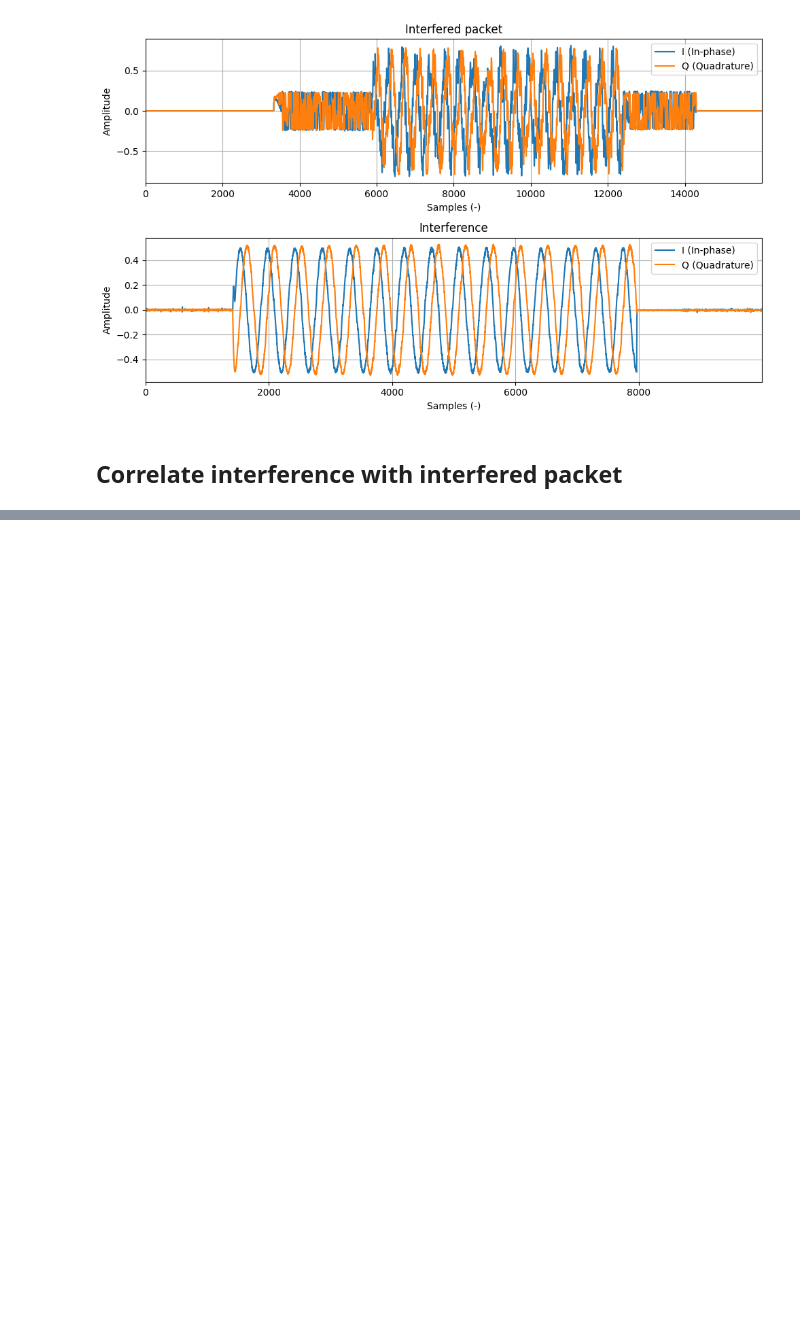
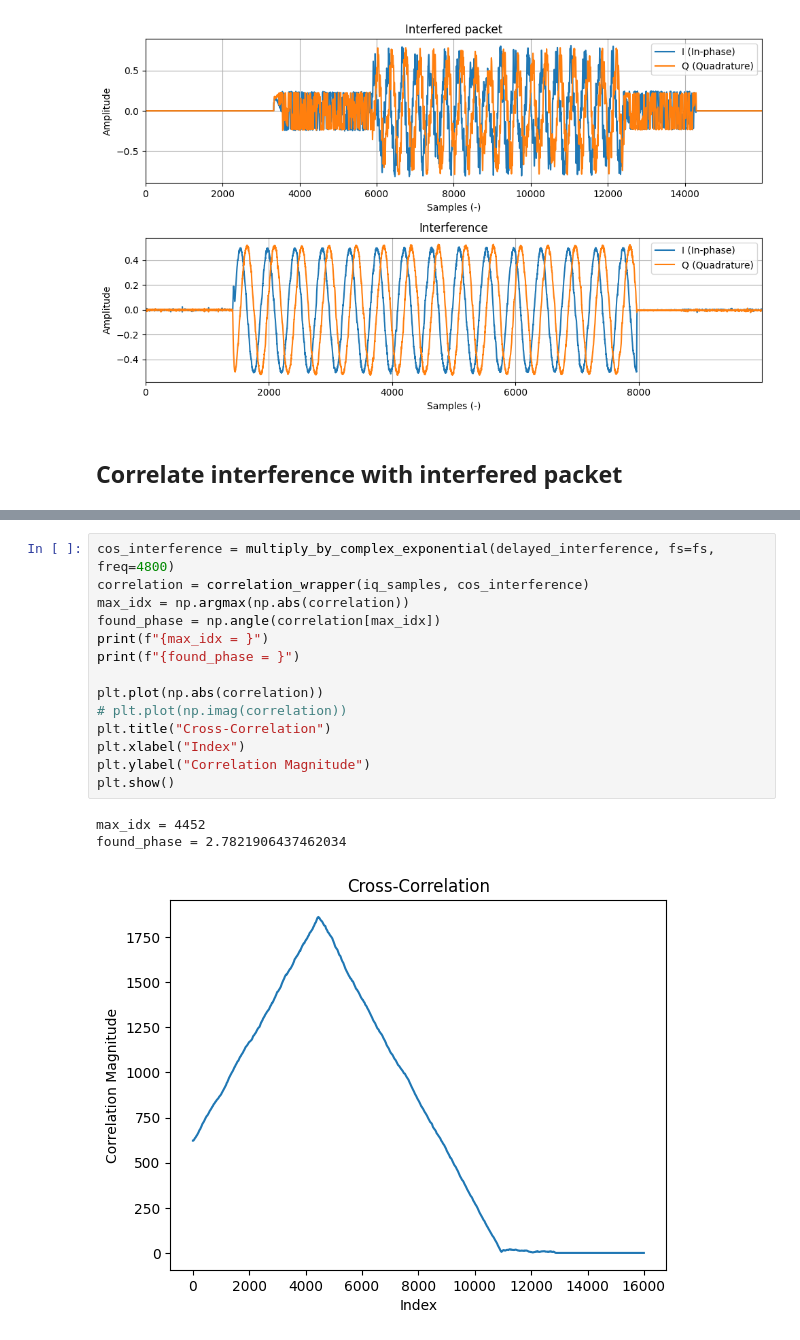
Before and after one commit to SDMote/SDR_projects, a Jupyter notebook: python_phy/subtraction_test.ipynb, the cells around one changed output, grey strips where cells are left out. Cells and saved outputs as stored; diff of their text form; blank space fills up the shorter version.

```diff
--- a/python_phy/subtraction_test.ipynb
+++ b/python_phy/subtraction_test.ipynb
@@ -151,0 +122,18 @@ found_phase = 0.5
+# %%
+cos_interference = multiply_by_complex_exponential(delayed_interference, fs=fs, freq=4800)
+correlation = correlation_wrapper(iq_samples, cos_interference)
+max_idx = np.argmax(np.abs(correlation))
+found_phase = np.angle(correlation[max_idx])
+print(f"{max_idx = }")
+print(f"{found_phase = }")
+
+plt.plot(np.abs(correlation))
+# plt.plot(np.imag(correlation))
+plt.title("Cross-Correlation")
+plt.xlabel("Index")
+plt.ylabel("Correlation Magnitude")
+plt.show()
+# %% [output]
+max_idx = 4452
+found_phase = 2.7821906437462034
+[figure, added]
```
Also changed, not shown: parts of 8 cells of this notebook, 2 other files.
